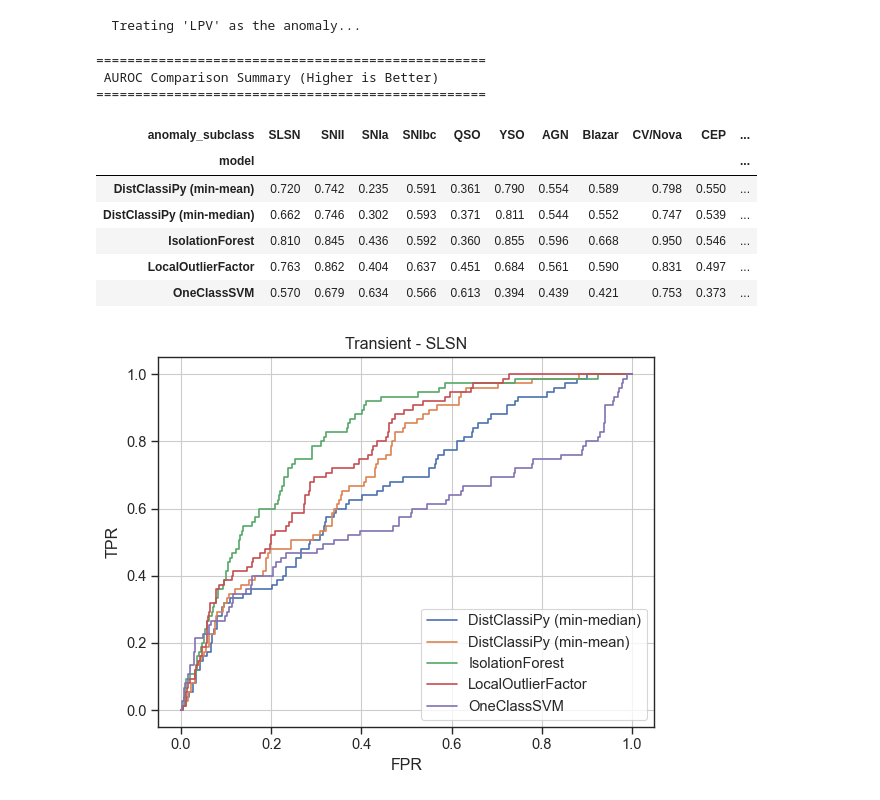
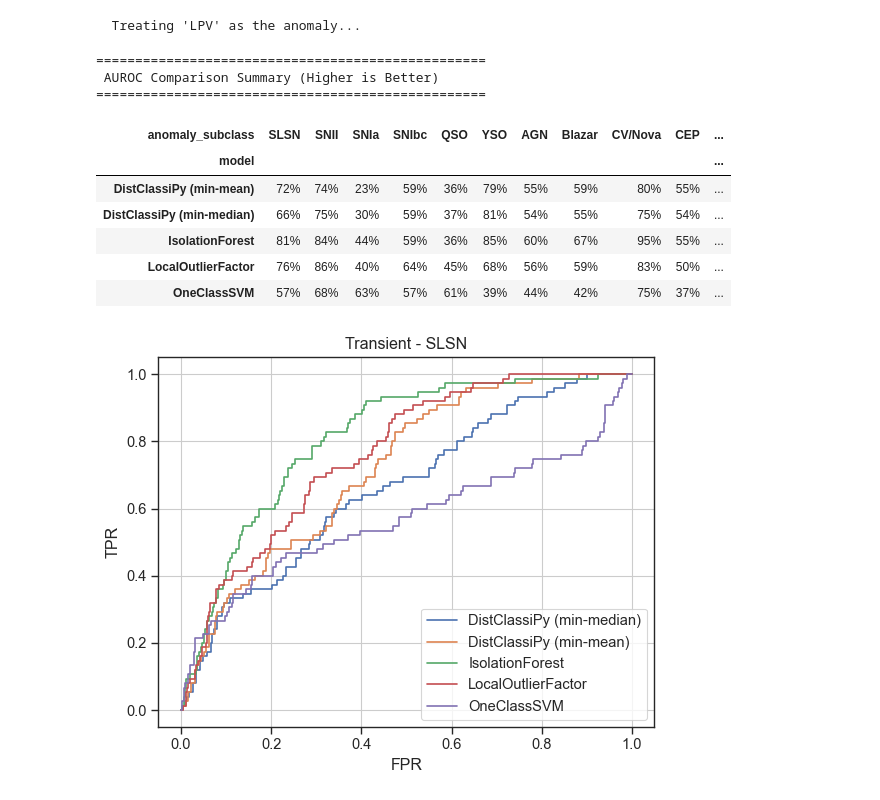
Before and after one commit to sidchaini/DistanceAnomalies, a Jupyter notebook: 06. paper neurips mlps/06c. alercemethod.ipynb, the cells around one changed output. Cells and saved outputs as stored; diff of their text form; code cells hidden in the pictures.

Commit message:
formatting updates

```diff
--- a/06. paper neurips mlps/06c. alercemethod.ipynb
+++ b/06. paper neurips mlps/06c. alercemethod.ipynb
@@ -141,7 +141,9 @@ results_log = []
 for top_level_class, subclasses in alerce_taxonomy.items():
     print(f"--- Processing Top-Level Class: {top_level_class} ---")
 
-    top_level_df = commondat[commondat['class'].isin(subclasses)].dropna(subset=features_to_use)
+    top_level_df = commondat[commondat['class'].isin(subclasses)]
+    top_level_df = top_level_df.loc[:,features_to_use].dropna(subset=features_to_use)
+
 
     for anomaly_subclass in subclasses:
         print(f"  Treating '{anomaly_subclass}' as the anomaly...")
@@ -218,34 +220,32 @@ final_results_df = pd.DataFrame(results_log)
   Treating 'E' as the anomaly...
   Treating 'RRL' as the anomaly...
   Treating 'LPV' as the anomaly...
-# %%
-final_results_df = pd.DataFrame(results_log)
 # %%
 summary_table = final_results_df.pivot_table(
     index='model',
     columns='anomaly_subclass',
     values='auroc'
 )
 
 # Reorder columns to match the paper's structure for easier comparison
 ordered_columns = [sc for tlc in alerce_taxonomy.values() for sc in tlc if sc in summary_table.columns]
 summary_table = summary_table[ordered_columns]
 
 print("\n" + "="*50)
 print(" AUROC Comparison Summary (Higher is Better)")
 print("="*50)
-display(summary_table.style.format("{:.3f}").background_gradient(cmap='viridis', axis=0, vmin=0, vmax=1))
+display(summary_table.style.format("{:.0%}").background_gradient(cmap='Greens', axis=0, vmin=0.5, vmax=1))
 # %% [output]
 ==================================================
  AUROC Comparison Summary (Higher is Better)
 ==================================================
 | anomaly_subclass | SLSN | SNII | SNIa | SNIbc | QSO | YSO | AGN | Blazar | CV/Nova | CEP | ... |
 | model |  |  |  |  |  |  |  |  |  |  | ... |
-| DistClassiPy (min-mean) | 0.720 | 0.742 | 0.235 | 0.591 | 0.361 | 0.790 | 0.554 | 0.589 | 0.798 | 0.550 | ... |
-| DistClassiPy (min-median) | 0.662 | 0.746 | 0.302 | 0.593 | 0.371 | 0.811 | 0.544 | 0.552 | 0.747 | 0.539 | ... |
-| IsolationForest | 0.810 | 0.845 | 0.436 | 0.592 | 0.360 | 0.855 | 0.596 | 0.668 | 0.950 | 0.546 | ... |
-| LocalOutlierFactor | 0.763 | 0.862 | 0.404 | 0.637 | 0.451 | 0.684 | 0.561 | 0.590 | 0.831 | 0.497 | ... |
-| OneClassSVM | 0.570 | 0.679 | 0.634 | 0.566 | 0.613 | 0.394 | 0.439 | 0.421 | 0.753 | 0.373 | ... |
+| DistClassiPy (min-mean) | 72% | 74% | 23% | 59% | 36% | 79% | 55% | 59% | 80% | 55% | ... |
+| DistClassiPy (min-median) | 66% | 75% | 30% | 59% | 37% | 81% | 54% | 55% | 75% | 54% | ... |
+| IsolationForest | 81% | 84% | 44% | 59% | 36% | 85% | 60% | 67% | 95% | 55% | ... |
+| LocalOutlierFactor | 76% | 86% | 40% | 64% | 45% | 68% | 56% | 59% | 83% | 50% | ... |
+| OneClassSVM | 57% | 68% | 63% | 57% | 61% | 39% | 44% | 42% | 75% | 37% | ... |
 # %%
 totexps = sum([len(alerce_taxonomy[x]) for x in alerce_taxonomy])
 
```
